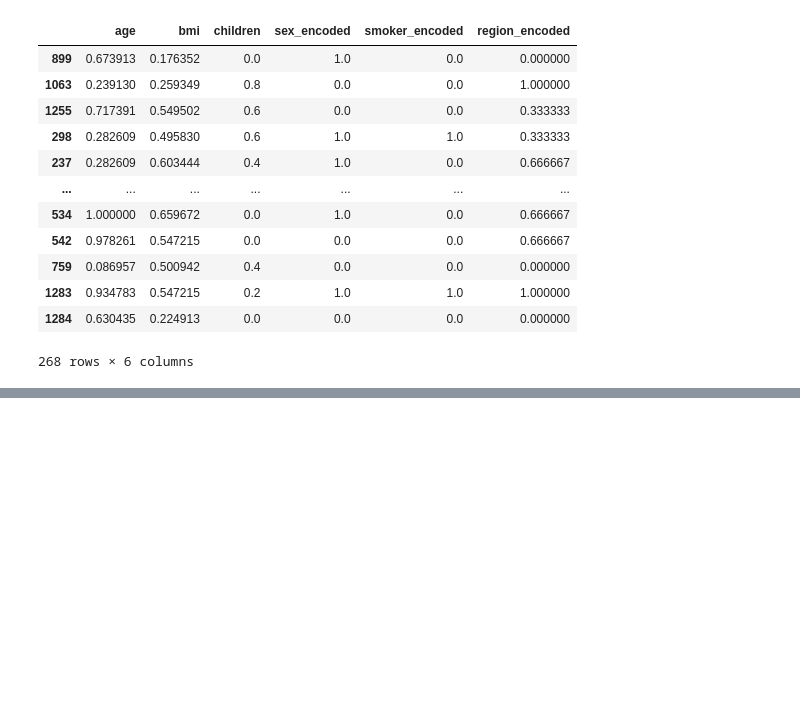
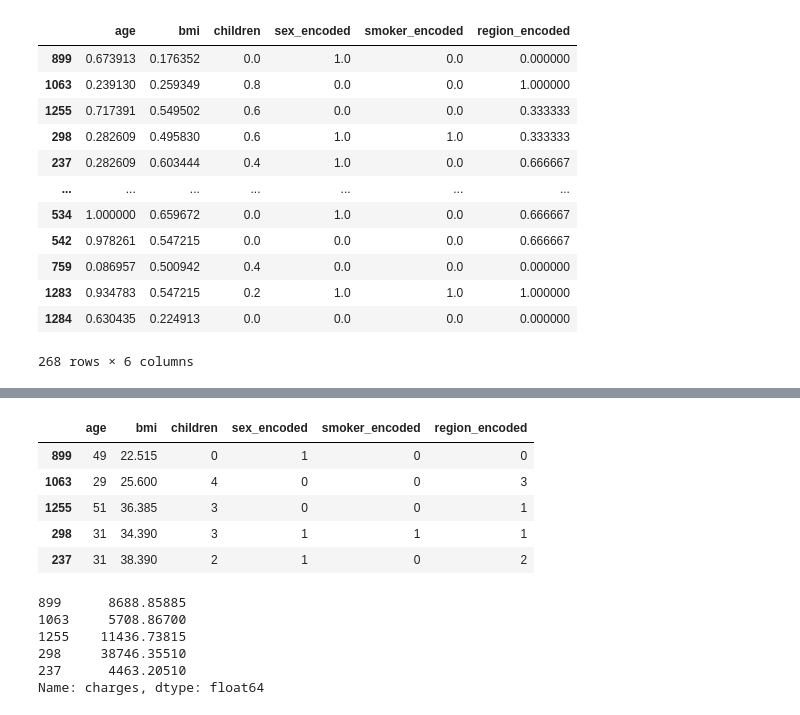
Before and after one commit to azddineharchaoui/predicteur, a Jupyter notebook: data_analysis.ipynb, the cells around one changed output, grey strips where cells are left out. Saved outputs shown, nothing was run; the diff lists cells and outputs as text; code cells hidden in the pictures; blank space fills up the shorter version.

```diff
--- a/data_analysis.ipynb
+++ b/data_analysis.ipynb
@@ -1422,0 +1828,18 @@ X_test_minmax
+# %%
+X_test.head()
+# %% [output]
+|  | age | bmi | children | sex_encoded | smoker_encoded | region_encoded |
+| 899 | 49 | 22.515 | 0 | 1 | 0 | 0 |
+| 1063 | 29 | 25.600 | 4 | 0 | 0 | 3 |
+| 1255 | 51 | 36.385 | 3 | 0 | 0 | 1 |
+| 298 | 31 | 34.390 | 3 | 1 | 1 | 1 |
+| 237 | 31 | 38.390 | 2 | 1 | 0 | 2 |
+# %%
+y_test.head()
+# %% [output]
+899      8688.85885
+1063     5708.86700
+1255    11436.73815
+298     38746.35510
+237      4463.20510
+Name: charges, dtype: float64
```
Also changed, not shown: parts of 15 cells of this notebook, 1 other file.
